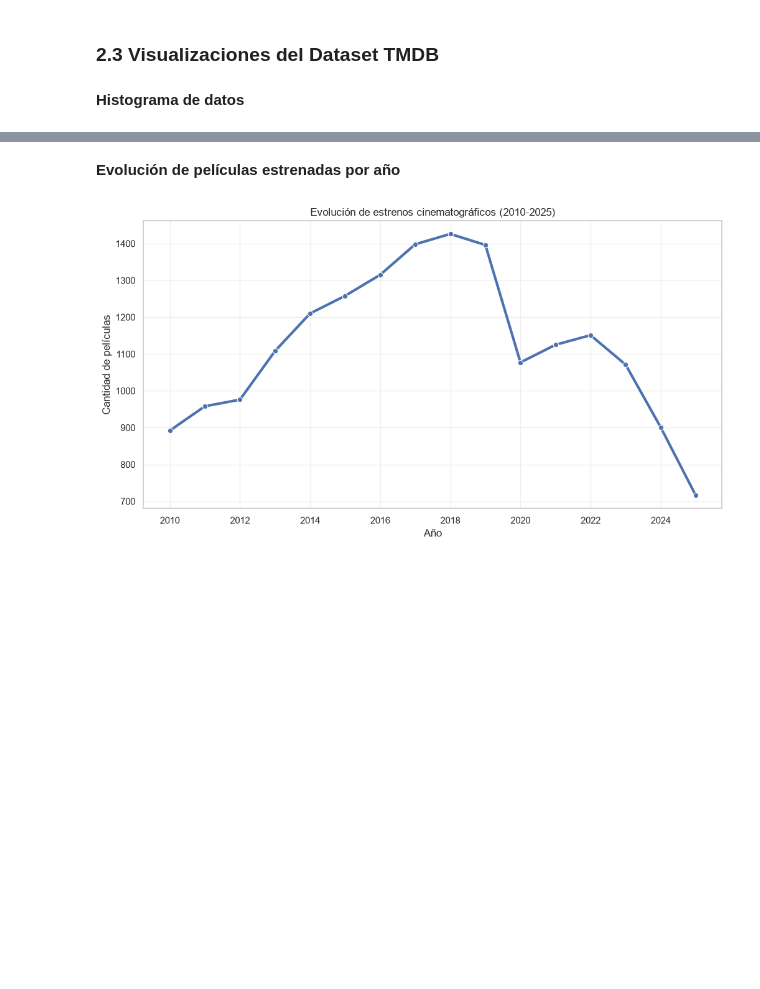
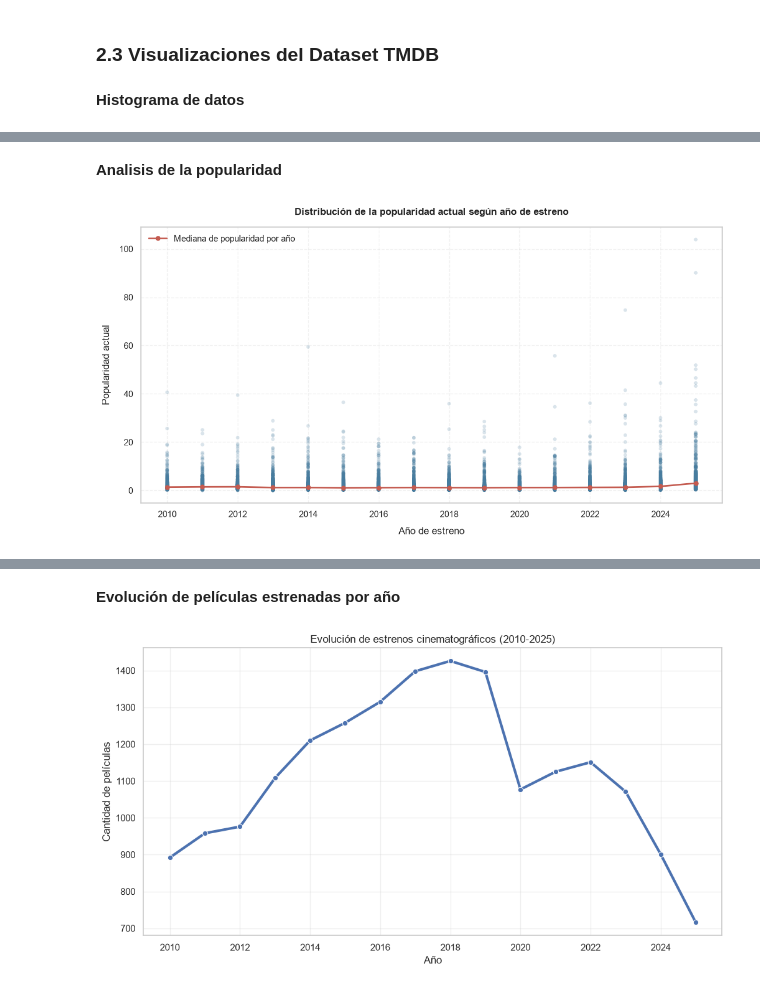
Before and after one commit to yetgx/mcdi500-tmdb-grupo4, a Jupyter notebook: F1/movies.ipynb, the cells around one changed output, grey strips where cells are left out. Saved outputs shown, nothing was run; the diff lists cells and outputs as text; code cells hidden in the pictures; blank space fills up the shorter version.

```diff
--- a/F1/movies.ipynb
+++ b/F1/movies.ipynb
@@ -186,0 +299,58 @@ df = df[(df["release_year"] >= 2010) & (df["release_year"] <= 2025)]
+# %% [markdown]
+**Analisis de la popularidad**
+# %%
+# Crear la variable release_year a partir de release_date.
+df["release_date"] = pd.to_datetime(df["release_date"], errors="coerce")
+df["release_year"] = df["release_date"].dt.year
+
+# Filtrar período de análisis
+df = df[(df["release_year"] >= 2010) & (df["release_year"] <= 2025)]
+#Copia de los datos por seguridad
+popularidad_años = df.copy()
+
+# Calcular mediana de popularidad por año
+mediana_anual = (
+    popularidad_años.groupby("release_year")["popularity"]
+    .median()
+)
+
+fig, ax = plt.subplots(figsize=(11, 6))
+
+# Gráfico de dispersión
+ax.scatter(
+    popularidad_años["release_year"],
+    popularidad_años["popularity"],
+    alpha=0.20,
+    s=20,
+    color="#477C9E",
+    edgecolors="none"
+)
+
+# Mediana de popularidad por año
+ax.plot(
+    mediana_anual.index,
+    mediana_anual.values,
+    color="#C45B50",
+    linewidth=2,
+    marker="o",
+    markersize=5,
+    label="Mediana de popularidad por año"
+)
+
+ax.set_xlabel("Año de estreno", labelpad=10)
+ax.set_ylabel("Popularidad actual", labelpad=10)
+
+ax.set_title(
+    "Distribución de la popularidad actual según año de estreno",
+    pad=15,
+    fontweight="bold"
+)
+
+ax.grid(axis="both", alpha=0.25, linestyle="--")
+ax.set_axisbelow(True)
+ax.legend(frameon=False)
+
+plt.tight_layout()
+plt.show()
+# %% [output]
+[figure, added]
```
Also changed, not shown: parts of 34 cells of this notebook.
